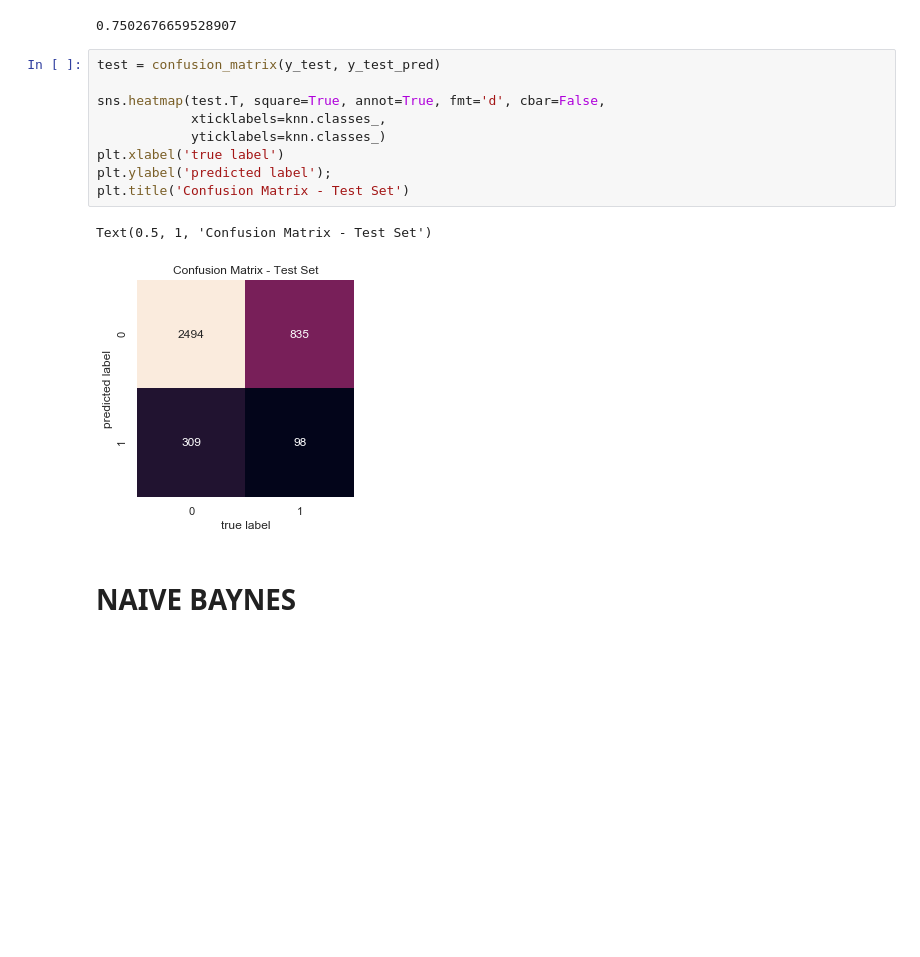
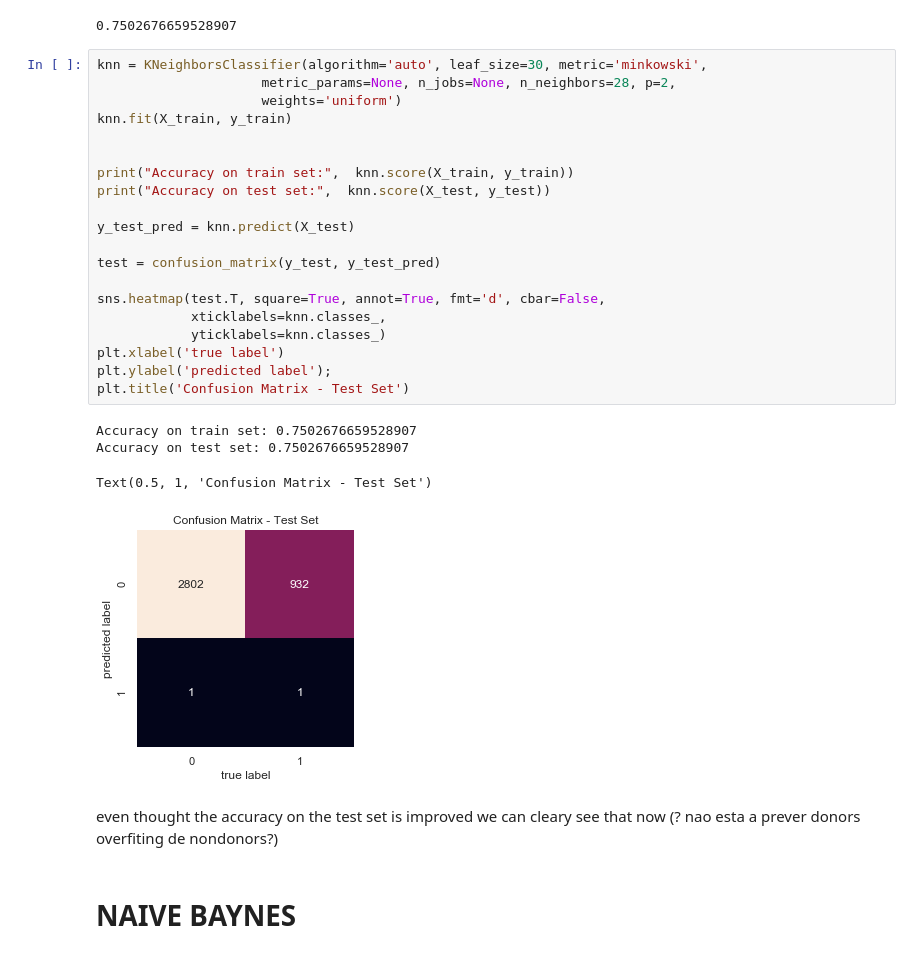
Before and after one commit to flpsantos3/ML_Donations, a Jupyter notebook: targetB.ipynb, the cells around one changed output. Drawn from its saved outputs; the diff is of its cells as text; blank space fills up the shorter version.

```diff
--- a/targetB.ipynb
+++ b/targetB.ipynb
@@ -1728,17 +1728,32 @@ accuracy_score(y_test, y_pred_gs)
 # %% [output]
 0.7502676659528907
 # %%
+knn = KNeighborsClassifier(algorithm='auto', leaf_size=30, metric='minkowski',
+                     metric_params=None, n_jobs=None, n_neighbors=28, p=2,
+                     weights='uniform')
+knn.fit(X_train, y_train)
+
+
+print("Accuracy on train set:",  knn.score(X_train, y_train))
+print("Accuracy on test set:",  knn.score(X_test, y_test))
+
+y_test_pred = knn.predict(X_test)
+
 test = confusion_matrix(y_test, y_test_pred)
 
 sns.heatmap(test.T, square=True, annot=True, fmt='d', cbar=False,
             xticklabels=knn.classes_,
             yticklabels=knn.classes_)
 plt.xlabel('true label')
 plt.ylabel('predicted label');
 plt.title('Confusion Matrix - Test Set')
 # %% [output]
-Text(0.5, 1, 'Confusion Matrix - Test Set')
+Accuracy on train set: 0.7502676659528907
+Accuracy on test set: 0.7502676659528907
+Text(0.5, 1, 'Confusion Matrix - Test Set')
-[figure, old version]
+[figure, new version]
+# %% [markdown]
+even thought the accuracy on the test set is improved we can cleary see that now (? nao esta a prever donors overfiting de nondonors?)
 # %% [markdown]
 # NAIVE BAYNES
 # %%
```
